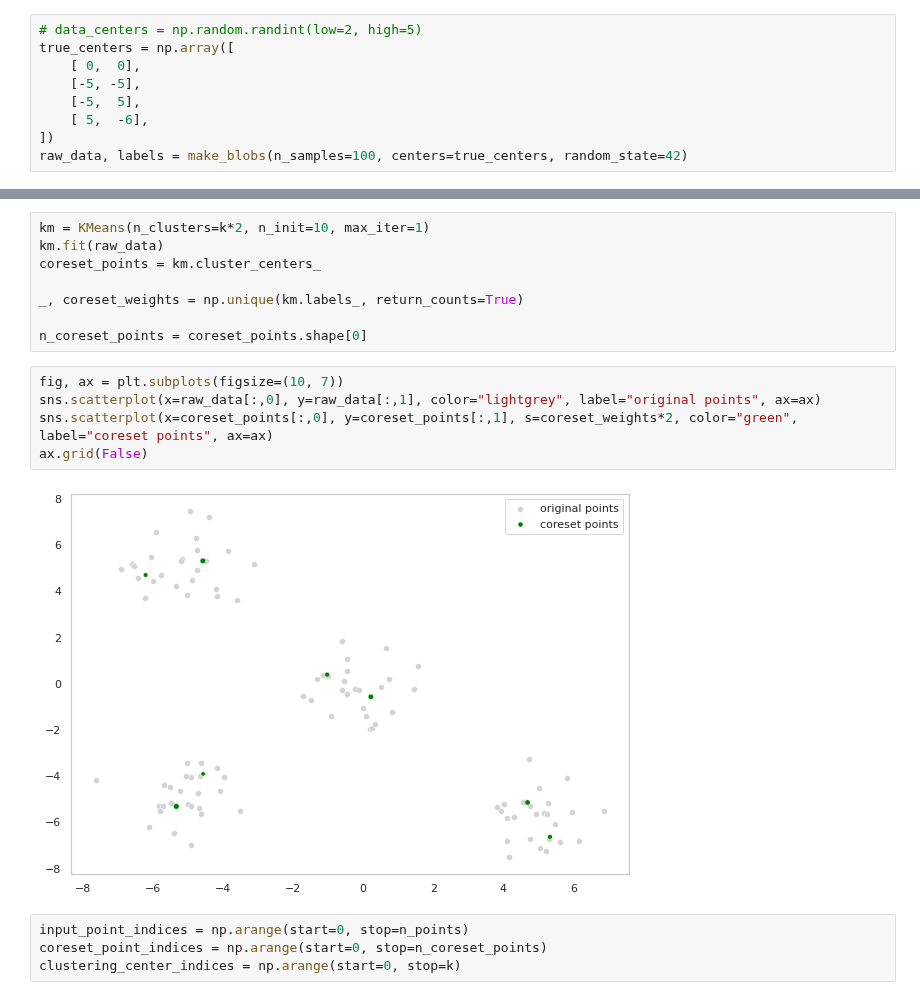
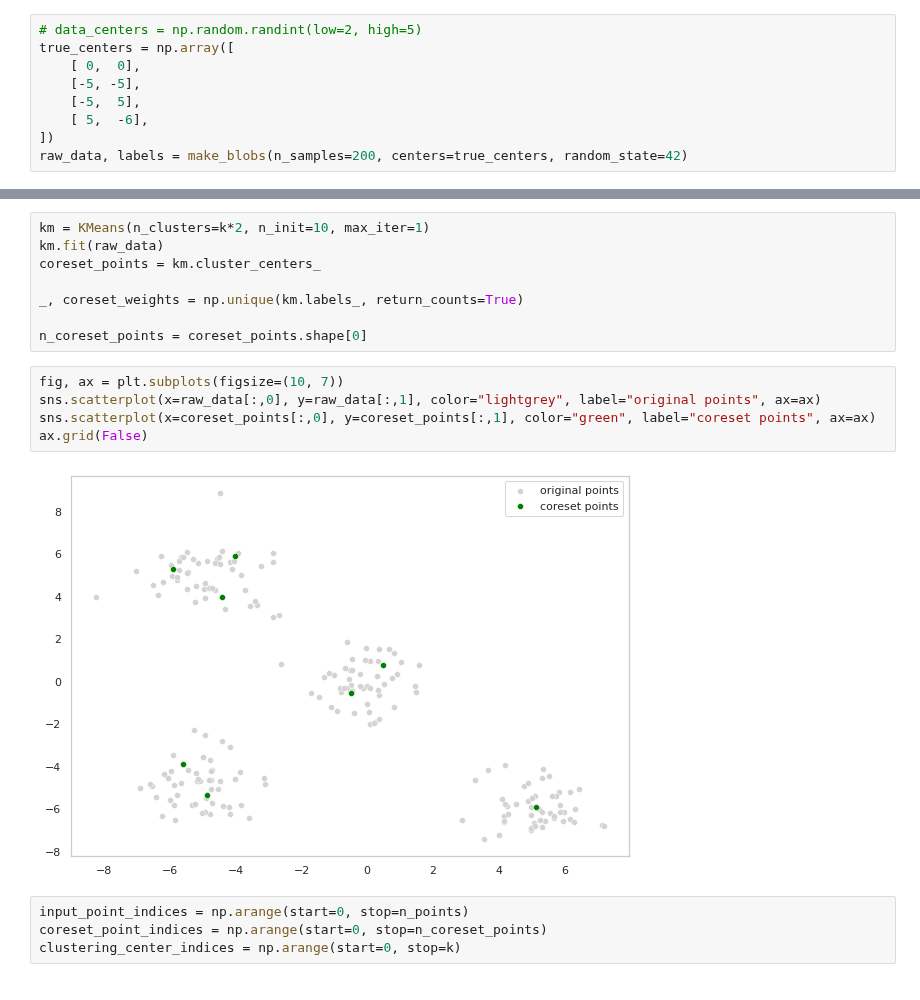
Before and after one commit to sheikhomar/coresets-bench, a Jupyter notebook: pynb/29-linear-program-with-pulp.ipynb, the cells around one changed output, grey strips where cells are left out. Saved outputs shown, nothing was run; the diff lists cells and outputs as text.

```diff
--- a/pynb/29-linear-program-with-pulp.ipynb
+++ b/pynb/29-linear-program-with-pulp.ipynb
@@ -52,7 +57,7 @@ true_centers = np.array([
     [-5,  5],
     [ 5,  -6],
 ])
-raw_data, labels = make_blobs(n_samples=100, centers=true_centers, random_state=42)
+raw_data, labels = make_blobs(n_samples=200, centers=true_centers, random_state=42)
 # %%
 k = true_centers.shape[0]
 n_points = raw_data.shape[0]
@@ -67,10 +72,10 @@ n_coreset_points = coreset_points.shape[0]
 # %%
 fig, ax = plt.subplots(figsize=(10, 7))
 sns.scatterplot(x=raw_data[:,0], y=raw_data[:,1], color="lightgrey", label="original points", ax=ax)
-sns.scatterplot(x=coreset_points[:,0], y=coreset_points[:,1], s=coreset_weights*2, color="green", label="coreset points", ax=ax)
+sns.scatterplot(x=coreset_points[:,0], y=coreset_points[:,1], color="green", label="coreset points", ax=ax)
 ax.grid(False)
 # %% [output]
-[figure, old version]
+[figure, new version]
 # %%
 input_point_indices = np.arange(start=0, stop=n_points)
 coreset_point_indices = np.arange(start=0, stop=n_coreset_points)
```
Also changed, not shown: parts of 14 cells of this notebook.
